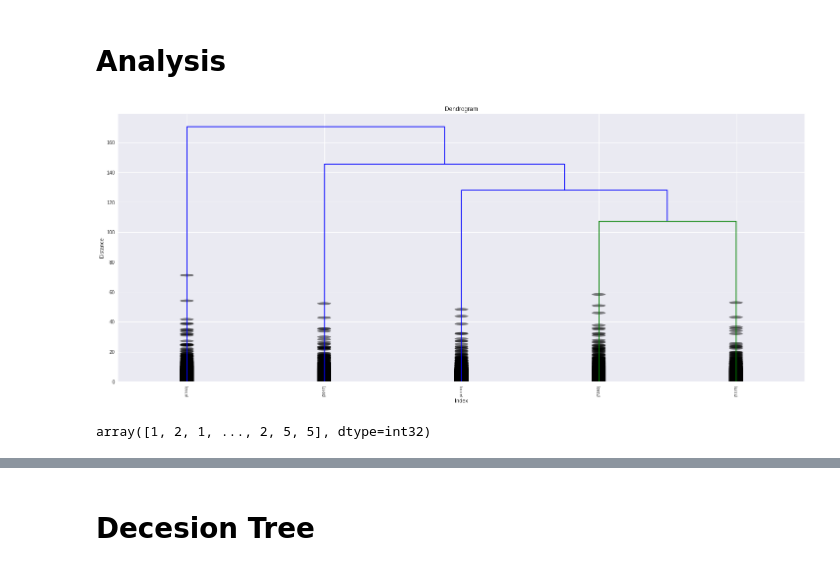
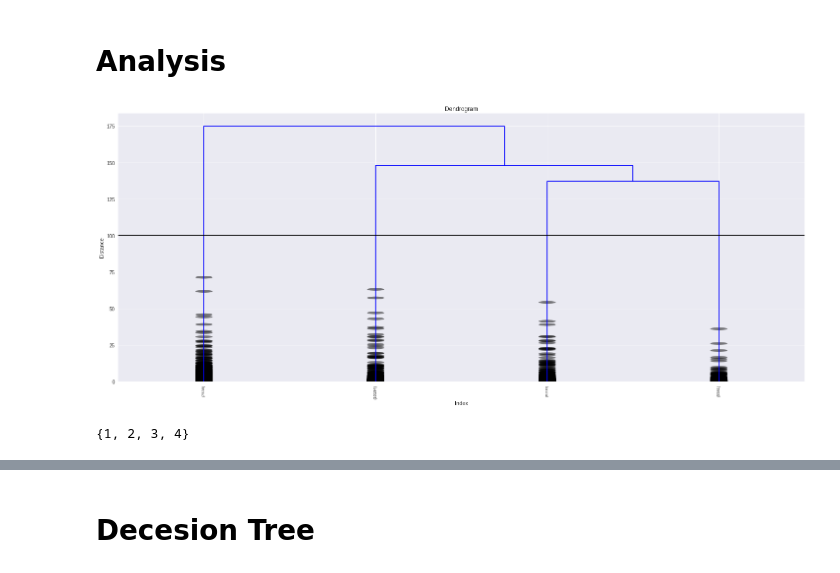
Before and after one commit to wonkim0512/DM, a Jupyter notebook: 06.formulation/06.formulation.ipynb, the cells around one changed output, grey strips where cells are left out. Saved outputs shown, nothing was run; the diff lists cells and outputs as text; code cells hidden in the pictures.

```diff
--- a/06.formulation/06.formulation.ipynb
+++ b/06.formulation/06.formulation.ipynb
@@ -264,0 +345,10 @@ plt.show()
+# %%
+surf_df = df['SURF_COND_CODE'].copy()
+
+surf_df[(df['SURF_COND_CODE'] == 'Ice') | (df['SURF_COND_CODE'] =='Slush') |\
+         (df['SURF_COND_CODE'] =='Snow')] = "Winter"
+surf_df[(df['SURF_COND_CODE'] == 'Water (standing/moving)')] = "Wet"
+surf_df[(df['SURF_COND_CODE'] == 'Oil') | (df['SURF_COND_CODE'] =='Mud, Dirt, Gravel') |\
+         (df['SURF_COND_CODE'] =='Sand')] = "Others"
+df['SURF_COND_CODE'] = surf_df
+df['SURF_COND_CODE'].unique()
@@ -264,0 +361,7 @@ plt.show()
+# %%
+weather_df = df['WEATHER_CODE'].copy()
+
+weather_df[(df['WEATHER_CODE'] == 'Sleet')|(df['WEATHER_CODE'] == 'Blowing Snow')|(df['WEATHER_CODE'] == 'Wintry Mix')] = "Snow"
+weather_df[(df['WEATHER_CODE'] == 'Cloudy')] = "Clear"
+df['WEATHER_CODE'] = weather_df
+df['WEATHER_CODE'].unique()
@@ -338,0 +405,12 @@ dtype: int64
+# %%
+damaged_area = df["AREA_DAMAGED_CODE_MAIN"].copy()
+
+damaged_area[df['AREA_DAMAGED_CODE_MAIN'] == "Six o'clock"] = 'Rear'
+damaged_area[(df['AREA_DAMAGED_CODE_MAIN'] == "Twelve o'clock") | (df['AREA_DAMAGED_CODE_MAIN'] == "Eleven o'clock")\
+             | (df['AREA_DAMAGED_CODE_MAIN'] == "One o'clock")] = 'Front'
+
+damaged_area[(df['AREA_DAMAGED_CODE_MAIN'] != "Six o'clock") &(df['AREA_DAMAGED_CODE_MAIN'] != "Twelve o'clock") &\
+             (df['AREA_DAMAGED_CODE_MAIN'] != "Eleven o'clock") & (df['AREA_DAMAGED_CODE_MAIN'] != "One o'clock")] = 'Side'
+
+df['AREA_DAMAGED_CODE_MAIN'] = damaged_area
+df["AREA_DAMAGED_CODE_MAIN"].unique()
@@ -372,4 +449,5 @@ want_to_drop_cols = ['REPORT_NO',
 # %%
-appropriate_df = df.drop(want_to_drop_cols, axis = 1)
+#appropriate_df = df.drop(want_to_drop_cols, axis = 1)
+appropriate_df = df[important]
 appropriate_df.tail()
 # %% [output]
@@ -446,17 +543,17 @@ def plot_dendrogram(title, xlabel, ylabel, Z, max_d=None, p=None):
         plt.axhline(y=max_d, c='k')
     plt.show()
 # %%
-plot_dendrogram("Dendrogram", "Index", "Distance", z, p = 5, max_d = 200)
+plot_dendrogram("Dendrogram", "Index", "Distance", z, p = 4, max_d = 100)
 # %% [output]
-[figure, old version]
+[figure, new version]
 # %%
 from scipy.cluster.hierarchy import fcluster
 
-predicted_labels = fcluster(z, 90, criterion = 'distance')
+predicted_labels = fcluster(z, 100, criterion = 'distance')
 predicted_labels # 0부터가 아니라 1부터 시작함. sklearn과 다름
-#predicted_labels.unique()
+set(predicted_labels)
 # %% [output]
-array([1, 2, 1, ..., 2, 5, 5], dtype=int32)
+{1, 2, 3, 4}
 # %%
 result_df = scaled_df.copy()
 result_df['scipy_hc_labels'] = predicted_labels
```
Also changed, not shown: parts of 61 cells of this notebook.
